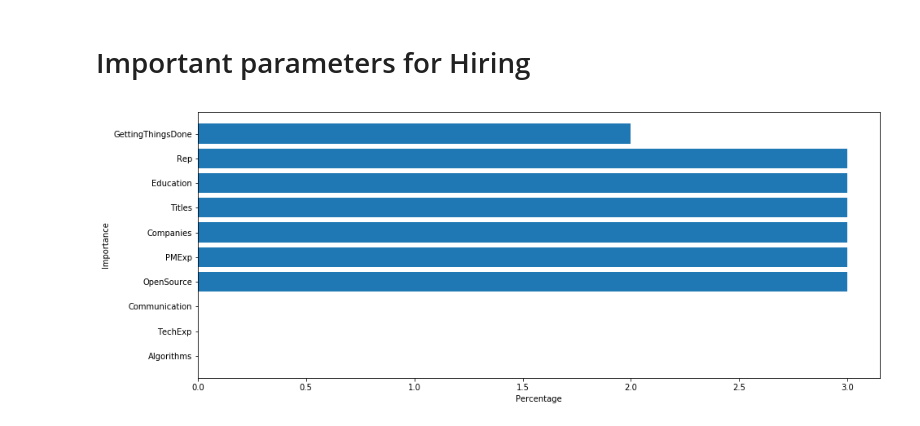
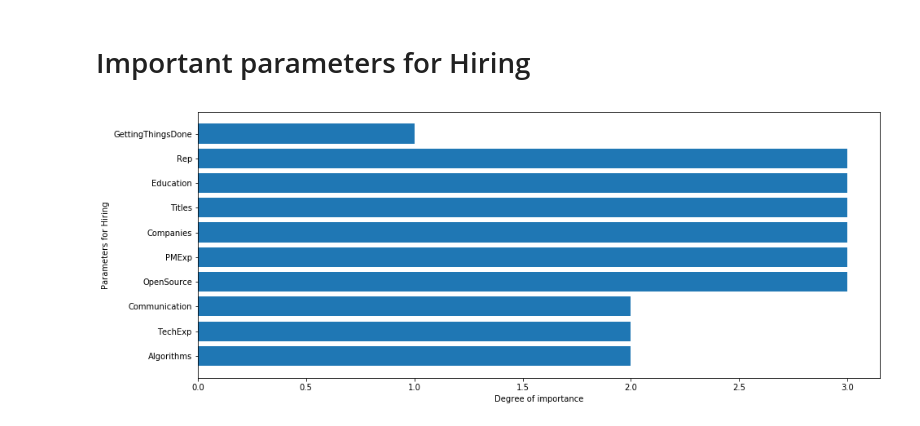
Before and after one commit to vneogi199/Stackoverflow-Developer-Survey-Results-2017-Analysis, a Jupyter notebook: Stackoverflow Developer Survey Results 2017 Analysis.ipynb, the cells around one changed output. Saved outputs shown, nothing was run; the diff lists cells and outputs as text; code cells hidden in the pictures.

```diff
--- a/Stackoverflow Developer Survey Results 2017 Analysis.ipynb
+++ b/Stackoverflow Developer Survey Results 2017 Analysis.ipynb
@@ -184,20 +182,21 @@ ordered_parameters = ['Not at all important', 'Not very important', 'Important',
+# %%
+preserved_mapper = {'Very important':4, 'Somewhat important':3, 'Important':2, 'Not very important':1, 'Not at all important':0}
 # %%
-resultHiring=[stat.mode(df.ImportantHiringAlgorithms.dropna().astype("category").cat.codes),
-             stat.mode(df.ImportantHiringTechExp.dropna().astype("category").cat.codes),
-             stat.mode(df.ImportantHiringCommunication.dropna().astype("category").cat.codes),
-             stat.mode(df.ImportantHiringOpenSource.dropna().astype("category").cat.codes),
-             stat.mode(df.ImportantHiringPMExp.dropna().astype("category").cat.codes),
-             stat.mode(df.ImportantHiringPMExp.dropna().astype("category").cat.codes),
-             stat.mode(df.ImportantHiringCompanies.dropna().astype("category").cat.codes),
-             stat.mode(df.ImportantHiringTitles.dropna().astype("category").cat.codes),
-             stat.mode(df.ImportantHiringEducation.dropna().astype("category").cat.codes),
-             stat.mode(df.ImportantHiringRep.dropna().astype("category").cat.codes),
-             ]
+resultHiring=[preserved_mapper[stat.mode(df.ImportantHiringAlgorithms.dropna())],
+             preserved_mapper[stat.mode(df.ImportantHiringTechExp.dropna())],
+             preserved_mapper[stat.mode(df.ImportantHiringCommunication.dropna())],
+             preserved_mapper[stat.mode(df.ImportantHiringOpenSource.dropna())],
+             preserved_mapper[stat.mode(df.ImportantHiringPMExp.dropna())],
+             preserved_mapper[stat.mode(df.ImportantHiringPMExp.dropna())],
+             preserved_mapper[stat.mode(df.ImportantHiringCompanies.dropna())],
+             preserved_mapper[stat.mode(df.ImportantHiringTitles.dropna())],
+             preserved_mapper[stat.mode(df.ImportantHiringEducation.dropna())],
+             preserved_mapper[stat.mode(df.ImportantHiringRep.dropna())]]
 # %%
 plt.figure(figsize=(15,6))
 plt.barh(paramtersHiring,resultHiring)
-plt.xlabel("Percentage")
-plt.ylabel("Importance")
+plt.xlabel("Degree of importance")
+plt.ylabel("Parameters for Hiring")
 plt.show()
 # %% [output]
-[figure, old version]
+[figure, new version]
```
Also changed, not shown: parts of 27 cells of this notebook, 2 other files.
